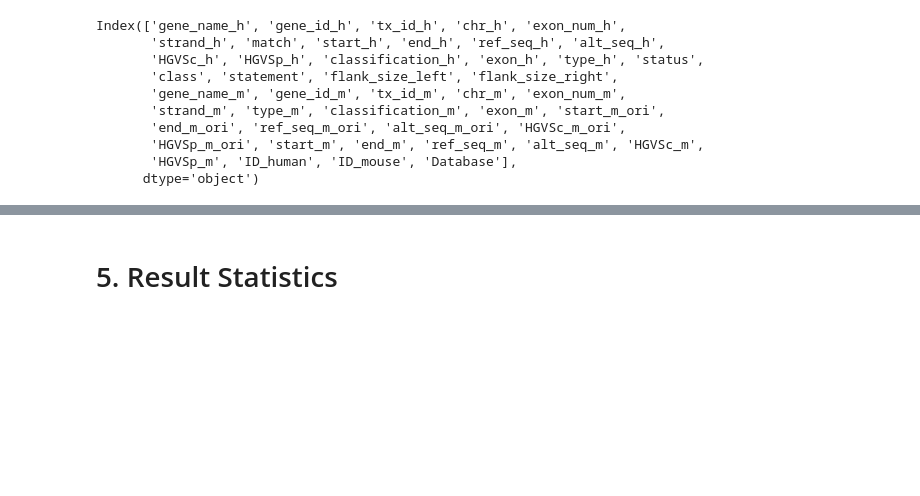
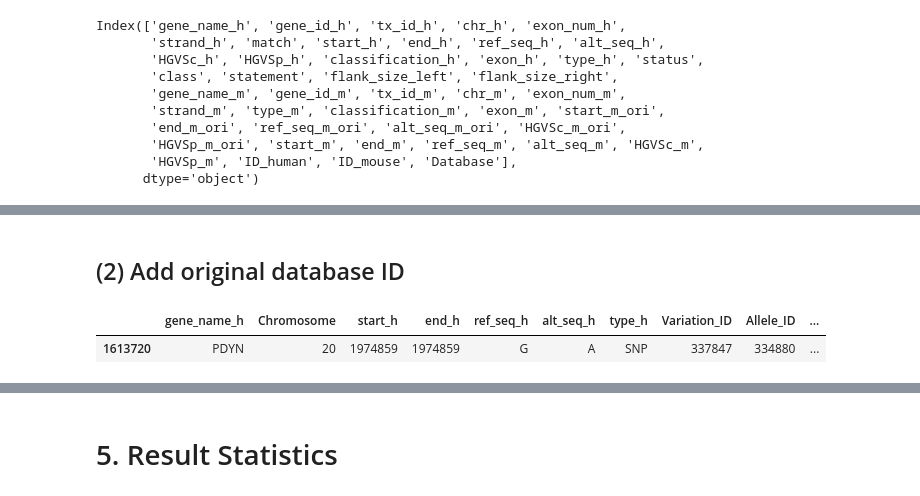
Before and after one commit to kexindon/h2m-public, a Jupyter notebook: manuscript-analysis/2_murine_mutation_database/2_murine_mutation_database.ipynb, the cells around one changed output, grey strips where cells are left out. Saved outputs shown, nothing was run; the diff lists cells and outputs as text; code cells hidden in the pictures; blank space fills up the shorter version.

```diff
--- a/manuscript-analysis/2_murine_mutation_database/2_murine_mutation_database.ipynb
+++ b/manuscript-analysis/2_murine_mutation_database/2_murine_mutation_database.ipynb
@@ -879,0 +900,2 @@ Index(['gene_name_h', 'gene_id_h', 'tx_id_h', 'chr_h', 'exon_num_h',
+# %% [markdown]
+## (2) Add original database ID
@@ -879,0 +908,9 @@ Index(['gene_name_h', 'gene_id_h', 'tx_id_h', 'chr_h', 'exon_num_h',
+# %%
+clinvar = pd.read_csv(f'{path}{name_1}')
+clinvar['index'] = [x[:-4] for x in clinvar['index']]
+dict_clinvar = dict(zip(clinvar['index'],clinvar['clinvar_id']))
+# %%
+clinvar[clinvar['Variation_ID']==337847]
+# %% [output]
+|  | gene_name_h | Chromosome | start_h | end_h | ref_seq_h | alt_seq_h | type_h | Variation_ID | Allele_ID | ... |
+| 1613720 | PDYN | 20 | 1974859 | 1974859 | G | A | SNP | 337847 | 334880 | ... |
```
Also changed, not shown: parts of 40 cells of this notebook, 14 other files.
